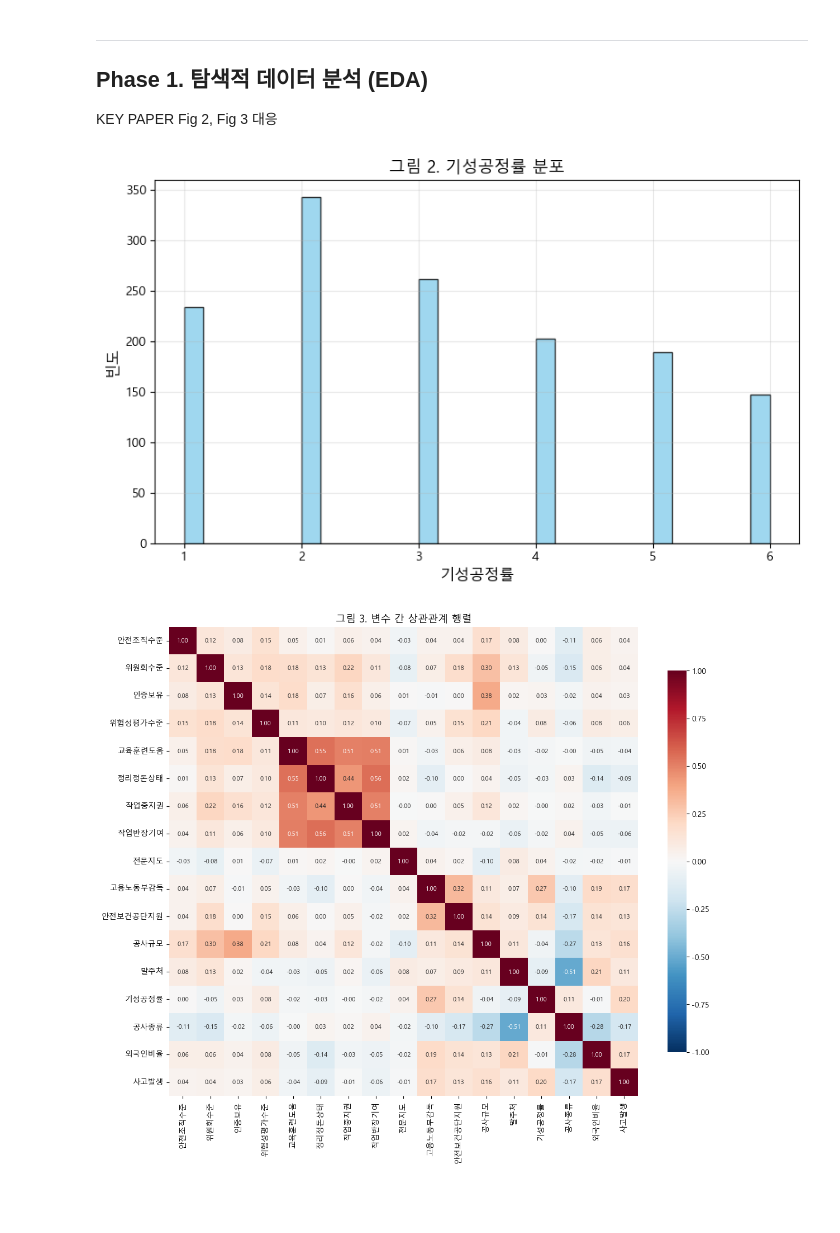
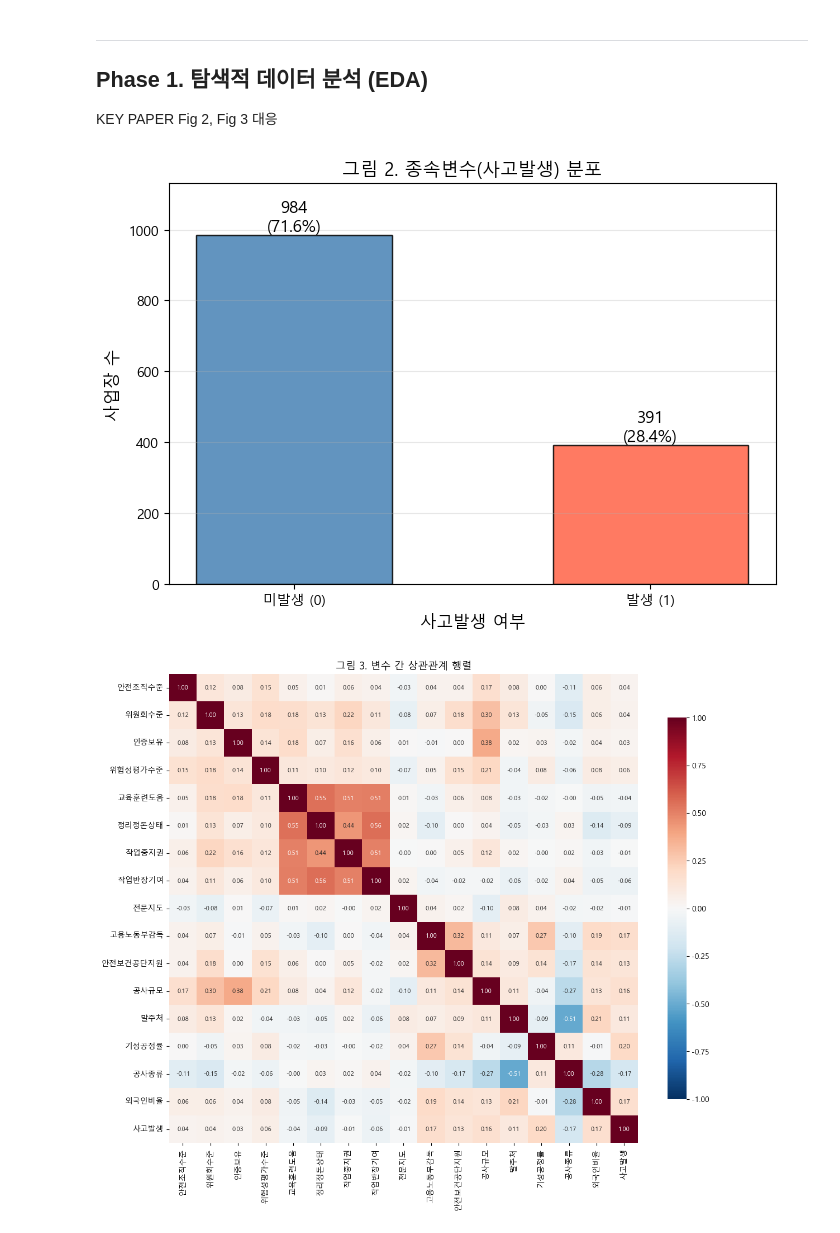
Before and after one commit to geonumul/construction_competition, a Jupyter notebook: notebooks/02_데이터분석.ipynb, the cells around one changed output. Saved outputs shown, nothing was run; the diff lists cells and outputs as text; code cells hidden in the pictures; blank space fills up the shorter version.

```diff
--- a/notebooks/02_데이터분석.ipynb
+++ b/notebooks/02_데이터분석.ipynb
@@ -89,18 +89,32 @@ ML raw Train: (1100, 16), ML raw Test: (275, 16)
 
 KEY PAPER Fig 2, Fig 3 대응
 # %%
-# 그림 2: 기성공정률 분포 (KEY PAPER의 BMI 분포 대응)
-fig, ax = plt.subplots(figsize=(8, 5))
-ax.hist(df['기성공정률'], bins=30, color='skyblue', edgecolor='black', alpha=0.8)
-ax.set_xlabel('기성공정률', fontsize=12)
-ax.set_ylabel('빈도', fontsize=12)
-ax.set_title('그림 2. 기성공정률 분포', fontsize=13)
-ax.grid(alpha=0.3)
+# 그림 2: 종속변수(사고발생) 분포 — 클래스 불균형 시각화 (SMOTENC 적용 정당성)
+counts = df['사고발생'].value_counts().sort_index()
+total = len(df)
+labels = ['미발생 (0)', '발생 (1)']
+
+fig, ax = plt.subplots(figsize=(7, 5))
+bars = ax.bar(labels, counts.values, color=['steelblue', 'tomato'],
+              edgecolor='black', alpha=0.85, width=0.55)
+
+for bar, n in zip(bars, counts.values):
+    pct = n / total * 100
+    ax.text(bar.get_x() + bar.get_width() / 2,
+            bar.get_height(),
+            f'{n}\n({pct:.1f}%)',
+            ha='center', va='bottom', fontsize=12)
+
+ax.set_xlabel('사고발생 여부', fontsize=12)
+ax.set_ylabel('사업장 수', fontsize=12)
+ax.set_title('그림 2. 종속변수(사고발생) 분포', fontsize=13)
+ax.set_ylim(0, max(counts.values) * 1.15)
+ax.grid(alpha=0.3, axis='y')
 plt.tight_layout()
-plt.savefig('../results/figures/fig2_기성공정률분포.png', dpi=120, bbox_inches='tight')
+plt.savefig('../results/figures/fig2_종속변수분포.png', dpi=120, bbox_inches='tight')
 plt.show()
 # %% [output]
-[figure, old version]
+[figure, new version]
 # %%
 # 그림 3: 상관관계 히트맵 (KEY PAPER Fig 3 대응)
 fig, ax = plt.subplots(figsize=(12, 10))
```
Also changed, not shown: parts of 1 cell of this notebook, 7 other files.
